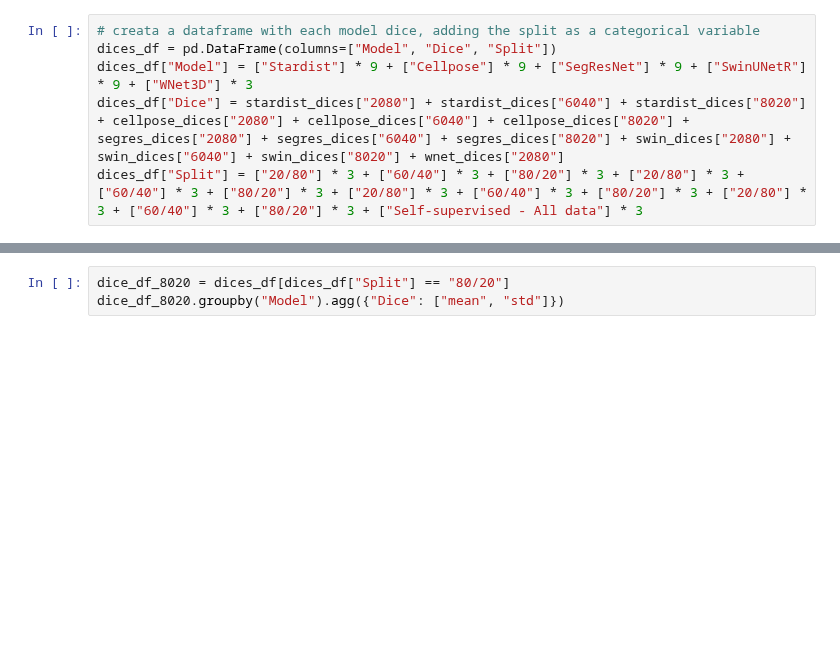
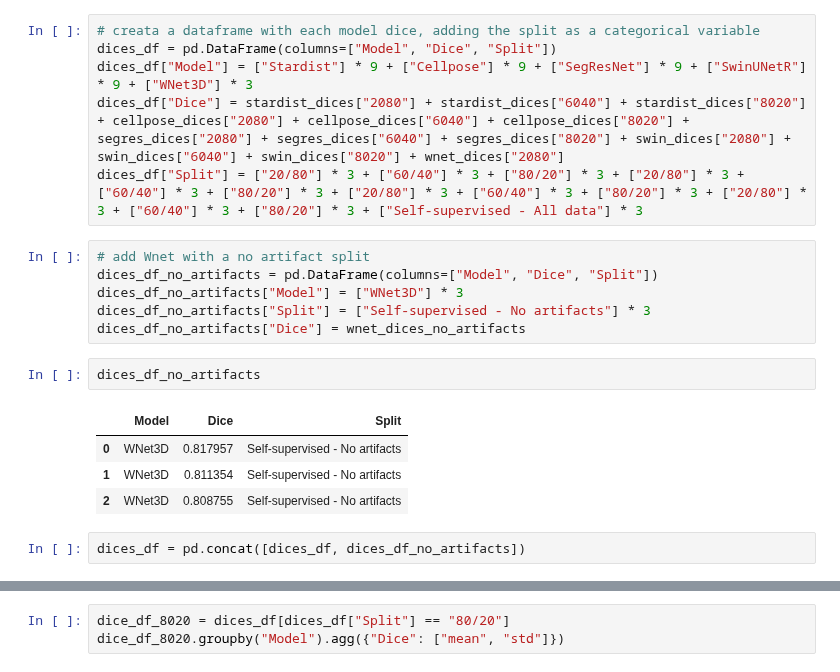
Before and after one commit to C-Achard/cellseg3d-figures, a Jupyter notebook: book/fig2-c-d-splits/splits_benchmark.ipynb, the cells around one changed output, grey strips where cells are left out. Saved outputs shown, nothing was run; the diff lists cells and outputs as text; blank space fills up the shorter version.

```diff
--- a/book/fig2-c-d-splits/splits_benchmark.ipynb
+++ b/book/fig2-c-d-splits/splits_benchmark.ipynb
@@ -265,6 +314,21 @@ dices_df = pd.DataFrame(columns=["Model", "Dice", "Split"])
 dices_df["Model"] = ["Stardist"] * 9 + ["Cellpose"] * 9 + ["SegResNet"] * 9 + ["SwinUNetR"] * 9 + ["WNet3D"] * 3
 dices_df["Dice"] = stardist_dices["2080"] + stardist_dices["6040"] + stardist_dices["8020"] + cellpose_dices["2080"] + cellpose_dices["6040"] + cellpose_dices["8020"] + segres_dices["2080"] + segres_dices["6040"] + segres_dices["8020"] + swin_dices["2080"] + swin_dices["6040"] + swin_dices["8020"] + wnet_dices["2080"]
 dices_df["Split"] = ["20/80"] * 3 + ["60/40"] * 3 + ["80/20"] * 3 + ["20/80"] * 3 + ["60/40"] * 3 + ["80/20"] * 3 + ["20/80"] * 3 + ["60/40"] * 3 + ["80/20"] * 3 + ["20/80"] * 3 + ["60/40"] * 3 + ["80/20"] * 3 + ["Self-supervised - All data"] * 3
+# %%
+# add Wnet with a no artifact split
+dices_df_no_artifacts = pd.DataFrame(columns=["Model", "Dice", "Split"])
+dices_df_no_artifacts["Model"] = ["WNet3D"] * 3
+dices_df_no_artifacts["Split"] = ["Self-supervised - No artifacts"] * 3
+dices_df_no_artifacts["Dice"] = wnet_dices_no_artifacts
+# %%
+dices_df_no_artifacts
+# %% [output]
+|  | Model | Dice | Split |
+| 0 | WNet3D | 0.817957 | Self-supervised - No artifacts |
+| 1 | WNet3D | 0.811354 | Self-supervised - No artifacts |
+| 2 | WNet3D | 0.808755 | Self-supervised - No artifacts |
+# %%
+dices_df = pd.concat([dices_df, dices_df_no_artifacts])
 # %%
 dice_df_t = dices_df.groupby(["Model", "Split"]).apply(lambda x: x, include_groups=False)
 dice_df_t
```
Also changed, not shown: parts of 8 cells of this notebook, 3 other files.
